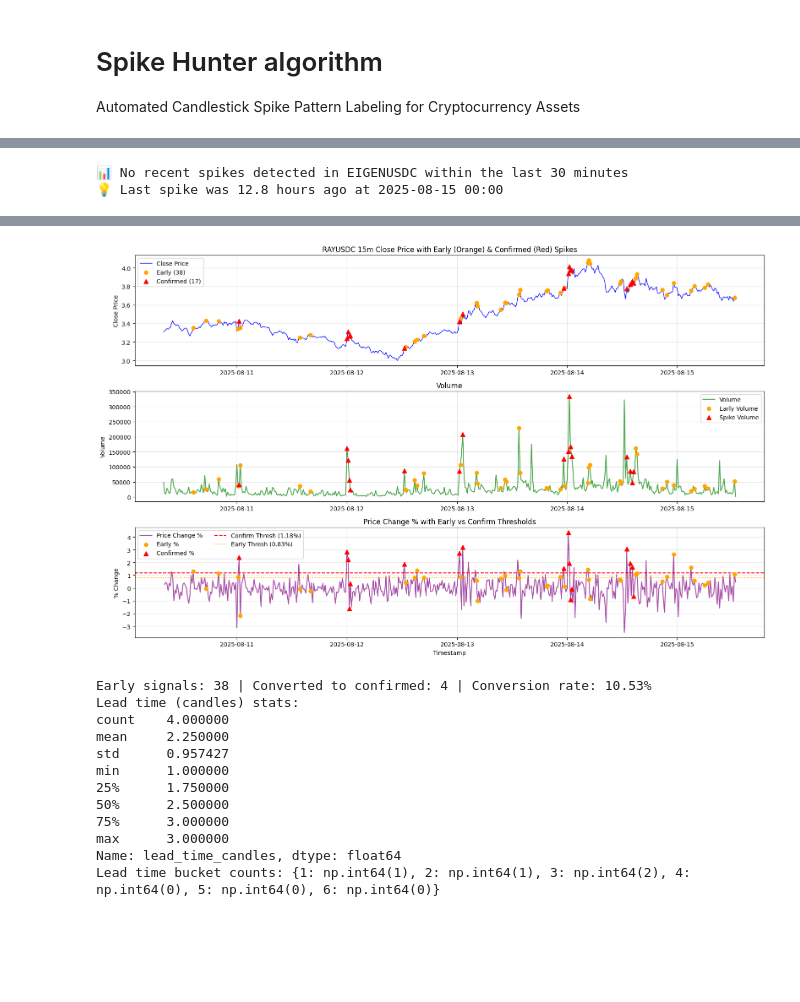
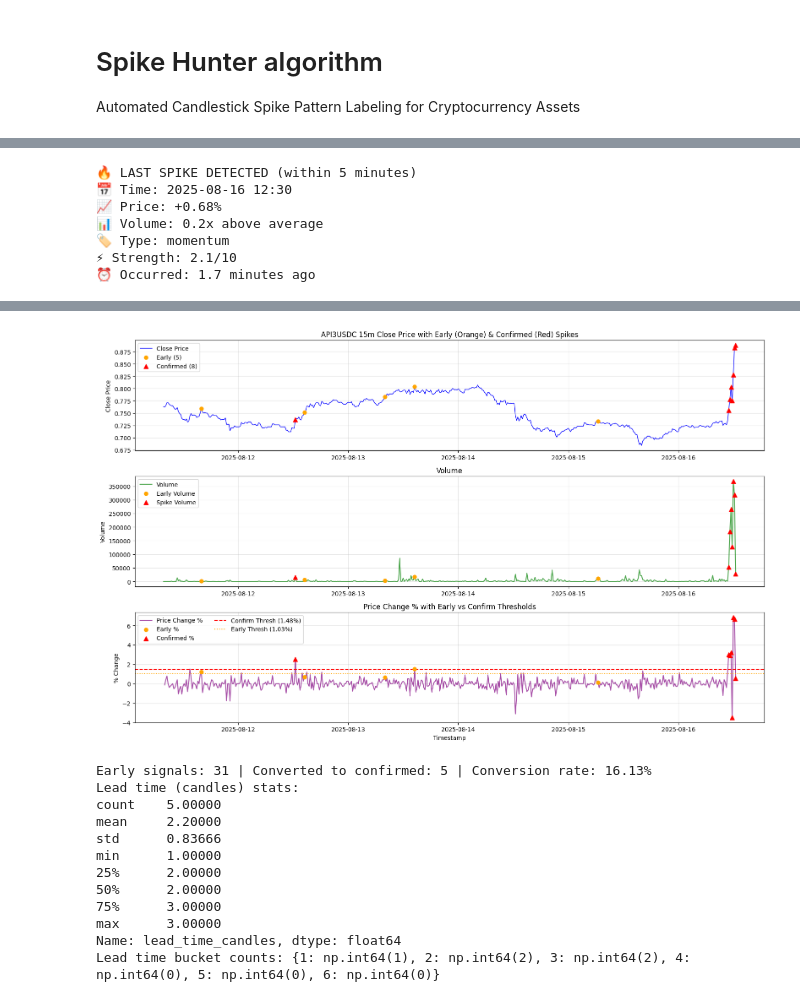
Before and after one commit to carkod/binbot-notebooks, a Jupyter notebook: spike_hunter/spike_hunter_final.ipynb, the cells around one changed output, grey strips where cells are left out. Saved outputs shown, nothing was run; the diff lists cells and outputs as text; code cells hidden in the pictures; blank space fills up the shorter version.

```diff
--- a/spike_hunter/spike_hunter_final.ipynb
+++ b/spike_hunter/spike_hunter_final.ipynb
@@ -33,7 +34,7 @@ import warnings
 
 warnings.filterwarnings("ignore")
 
-symbol = "ARBUSDC"
+symbol = "API3USDC"
 
 
 class SpikeHunter:
@@ -392,12 +393,17 @@ try:
 except Exception as e:
     print(f"❌ Error: {str(e)}")
 # %% [output]
-📊 No recent spikes detected in EIGENUSDC within the last 30 minutes
-💡 Last spike was 12.8 hours ago at 2025-08-15 00:00
+🔥 LAST SPIKE DETECTED (within 5 minutes)
+📅 Time: 2025-08-16 12:30
+📈 Price: +0.68%
+📊 Volume: 0.2x above average
+🏷️ Type: momentum
+⚡ Strength: 2.1/10
+⏰ Occurred: 1.7 minutes ago
 # %%
 import matplotlib.pyplot as plt
 
-random_symbol = "RAYUSDC"
+random_symbol = symbol
 
 df = fresh_df
 
@@ -499,4 +505,4 @@ Summary: {'total_spikes': 17, 'total_early': 38, 'median_lead_candles': 2.5, 'sp
-[figure, old version]
+[figure, new version]
 # %%
 # Evaluate early -> confirmed conversion and lead times
 if 'df_pred' in globals():
@@ -521,18 +527,18 @@ if 'df_pred' in globals():
 else:
     print("df_pred not found; run the prediction cell first.")
 # %% [output]
-Early signals: 38 | Converted to confirmed: 4 | Conversion rate: 10.53%
+Early signals: 31 | Converted to confirmed: 5 | Conversion rate: 16.13%
 Lead time (candles) stats:
-count    4.000000
-mean     2.250000
-std      0.957427
-min      1.000000
-25%      1.750000
-50%      2.500000
-75%      3.000000
-max      3.000000
+count    5.00000
+mean     2.20000
+std      0.83666
+min      1.00000
+25%      2.00000
+50%      2.00000
+75%      3.00000
+max      3.00000
 Name: lead_time_candles, dtype: float64
-Lead time bucket counts: {1: np.int64(1), 2: np.int64(1), 3: np.int64(2), 4: np.int64(0), 5: np.int64(0), 6: np.int64(0)}
+Lead time bucket counts: {1: np.int64(1), 2: np.int64(2), 3: np.int64(2), 4: np.int64(0), 5: np.int64(0), 6: np.int64(0)}
 # %%
 # Use quantiles to set thresholds (e.g., 95th percentile for price change, 90th for volume)
 price_thresh_dynamic = df_pred["price_change"].quantile(0.95)
```
Also changed, not shown: parts of 4 cells of this notebook, 5 other files.
